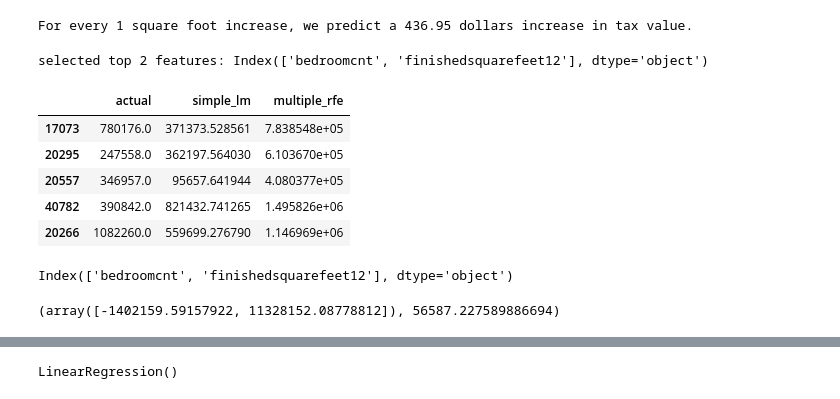
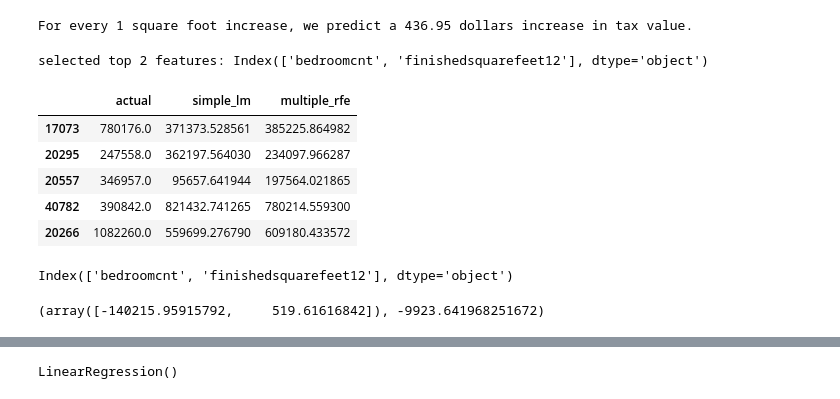
Before and after one commit to craigcalzado/regression-project, a Jupyter notebook: modeling_project.ipynb, the cells around one changed output, grey strips where cells are left out. Cells and saved outputs as stored; diff of their text form; code cells hidden in the pictures.

```diff
--- a/modeling_project.ipynb
+++ b/modeling_project.ipynb
@@ -62,7 +62,7 @@ from sklearn.linear_model import LinearRegression
 # simple model
 
 # X must be 2-d
-X_train = trains[['bathroomcnt']]
+X_train = train[['bedroomcnt']]
 # y can be 1-d
 y_train = train.taxvaluedollarcnt
 
@@ -71,7 +71,7 @@ lm = LinearRegression()
 # 2. fit the thing
 lm.fit(X_train, y_train)
 # 3. use the thing (make predictions)
-X_validate = validate[['bathroomcnt']]
+X_validate = validate[['bedroomcnt']]
 predictions['simple_lm'] = lm.predict(X_validate)
 # %%
 predictions.head()
@@ -170,35 +168,35 @@ print(f'For every 1 square foot increase, we predict a {lm.coef_[0]:.2f} dollars
 For every 1 square foot increase, we predict a 436.95 dollars increase in tax value.
 # %%
 ## Multiple Regression + RFE
-X_train = trains
+X_train = train[['bedroomcnt', 'finishedsquarefeet12']]
 y_train = train.taxvaluedollarcnt
-X_validate = validates
+X_validate = validate[['bedroomcnt', 'finishedsquarefeet12']]
 
 lm = LinearRegression()
 k = 2
 
 # 1. Transform our X
 rfe = RFE(lm, n_features_to_select=2)
 rfe.fit(X_train, y_train)
 print('selected top 2 features:', X_train.columns[rfe.support_])
 X_train_rfe = rfe.transform(X_train)
 
 # 2. Use the transformed x in our model
 lm.fit(X_train_rfe, y_train)
 
 # 3. Make predictions
 X_validate_rfe = rfe.transform(X_validate)
 predictions['multiple_rfe'] = lm.predict(X_validate_rfe)
 
 predictions.head()
 # %% [output]
 selected top 2 features: Index(['bedroomcnt', 'finishedsquarefeet12'], dtype='object')
 |  | actual | simple_lm | multiple_rfe |
-| 17073 | 780176.0 | 371373.528561 | 7.838548e+05 |
-| 20295 | 247558.0 | 362197.564030 | 6.103670e+05 |
-| 20557 | 346957.0 | 95657.641944 | 4.080377e+05 |
-| 40782 | 390842.0 | 821432.741265 | 1.495826e+06 |
-| 20266 | 1082260.0 | 559699.276790 | 1.146969e+06 |
+| 17073 | 780176.0 | 371373.528561 | 385225.864982 |
+| 20295 | 247558.0 | 362197.564030 | 234097.966287 |
+| 20557 | 346957.0 | 95657.641944 | 197564.021865 |
+| 40782 | 390842.0 | 821432.741265 | 780214.559300 |
+| 20266 | 1082260.0 | 559699.276790 | 609180.433572 |
 # %%
 X_train.columns[rfe.support_]
 # %% [output]
@@ -206,7 +204,7 @@ Index(['bedroomcnt', 'finishedsquarefeet12'], dtype='object')
 # %%
 lm.coef_, lm.intercept_
 # %% [output]
-(array([-1402159.59157922, 11328152.08778812]), 56587.227589886694)
+(array([-140215.95915792,     519.61616842]), -9923.641968251672)
 # %%
 print(f'tax value = {lm.coef_[0]:.2f} x bedrooms + {lm.coef_[1]:.2f} x square feet + {lm.intercept_:.2f}')
 # %% [output]
```
Also changed, not shown: parts of 17 cells of this notebook.
